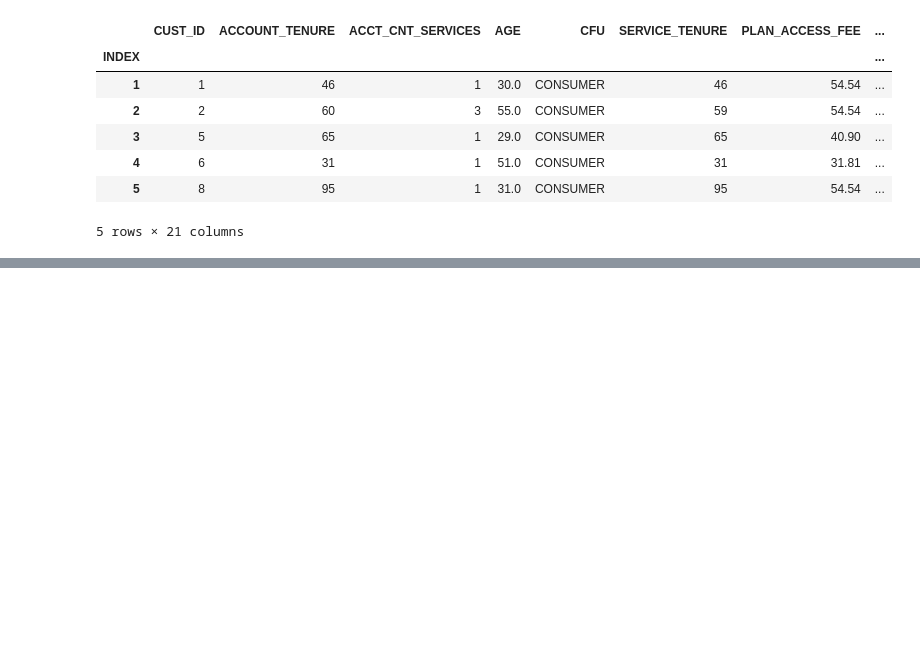
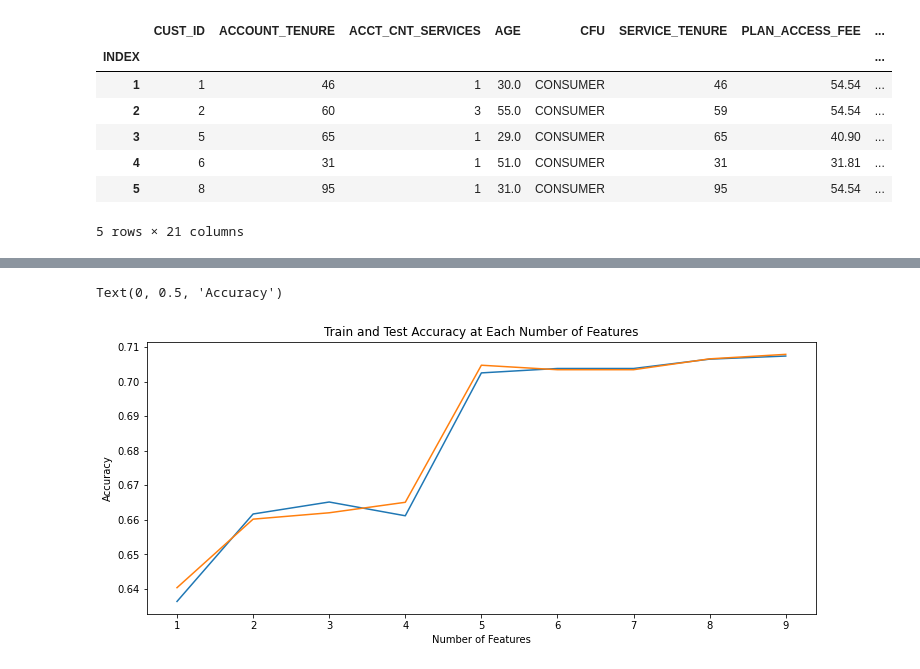
Before and after one commit to liamflannery/data-science-portfolio-liamflannery, a Jupyter notebook: Portfolio 3.ipynb, the cells around one changed output, grey strips where cells are left out. Saved outputs shown, nothing was run; the diff lists cells and outputs as text; code cells hidden in the pictures; blank space fills up the shorter version.

```diff
--- a/Portfolio 3.ipynb
+++ b/Portfolio 3.ipynb
@@ -143,0 +101,4 @@ churn.corr()
+# %%
+lr = LogisticRegression()
+rfe = RFE(estimator = lr, n_features_to_select = 5, step=1)
+rfe.fit(X_train, y_train)
@@ -143,0 +120,7 @@ churn.corr()
+# %%
+train_rfe_preds = rfe.predict(X_train)
+test_rfe_preds = rfe.predict(X_test)
+print("Train Accuracy: ")
+print(accuracy_score(y_train, train_rfe_preds))
+print("Test Accuracy: ")
+print(accuracy_score(y_test, test_rfe_preds))
@@ -143,0 +132,12 @@ churn.corr()
+# %%
+train_accuracies = []
+test_accuracies = []
+for i in range(1, X_train.shape[1]+1):
+    lr = LogisticRegression()
+    rfe = RFE(estimator = lr, n_features_to_select = i, step=1)
+    rfe.fit(X_train, y_train)
+    train_rfe_preds = rfe.predict(X_train)
+    test_rfe_preds = rfe.predict(X_test)
+
+    train_accuracies.append(accuracy_score(y_train, train_rfe_preds))
+    test_accuracies.append(accuracy_score(y_test, test_rfe_preds))
@@ -143,0 +162,10 @@ churn.corr()
+# %%
+plt.figure(figsize=(12,5))
+plt.plot(range(1, X_train.shape[1]+1), train_accuracies)
+plt.plot(range(1, X_train.shape[1]+1), test_accuracies)
+plt.title("Train and Test Accuracy at Each Number of Features")
+plt.xlabel("Number of Features")
+plt.ylabel("Accuracy")
+# %% [output]
+Text(0, 0.5, 'Accuracy')
+[figure, added]
```
Also changed, not shown: parts of 24 cells of this notebook.
